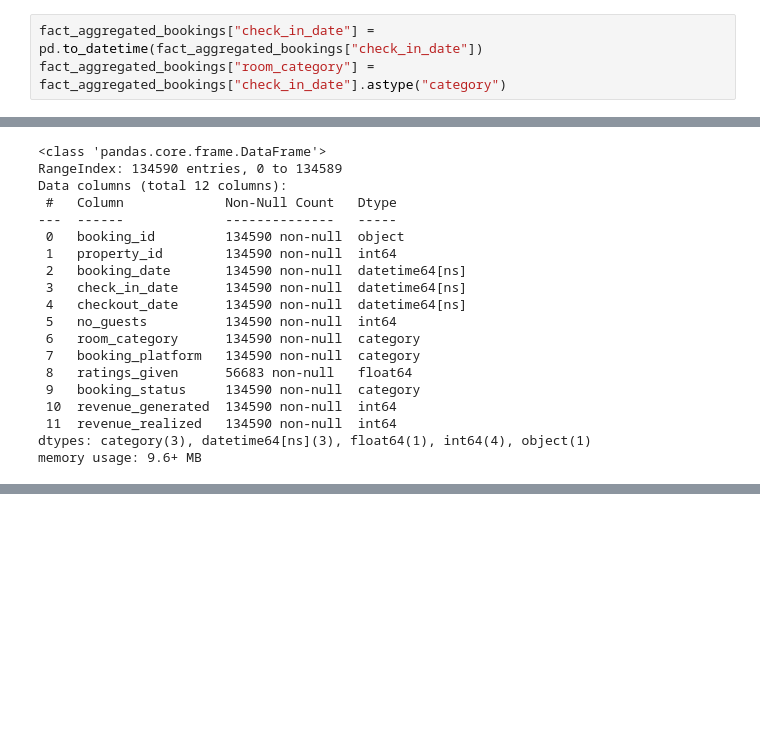
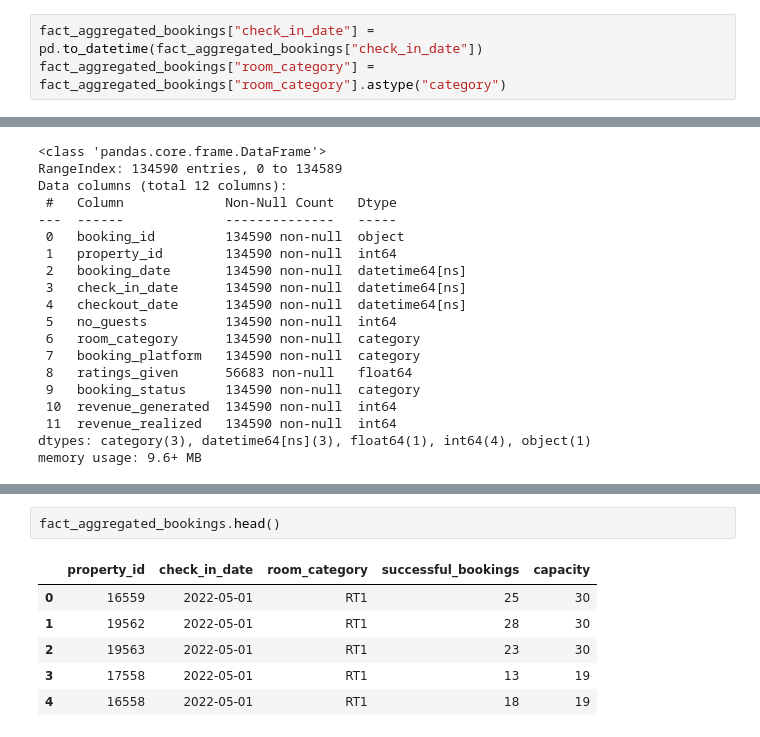
Before and after one commit to VeryVarg/C-A_IITG-Optimising-Revenue, a Jupyter notebook: c-a-iitg-optimising-revenue.ipynb, the cells around one changed output, grey strips where cells are left out. Cells and saved outputs as stored; diff of their text form; blank space fills up the shorter version.

```diff
--- a/c-a-iitg-optimising-revenue.ipynb
+++ b/c-a-iitg-optimising-revenue.ipynb
@@ -186,7 +178,7 @@ dtypes: int64(3), object(2)
 memory usage: 359.5+ KB
 # %%
 fact_aggregated_bookings["check_in_date"] = pd.to_datetime(fact_aggregated_bookings["check_in_date"])
-fact_aggregated_bookings["room_category"] = fact_aggregated_bookings["check_in_date"].astype("category")
+fact_aggregated_bookings["room_category"] = fact_aggregated_bookings["room_category"].astype("category")
 # %%
 fact_aggregated_bookings.info()
 # %% [output]
@@ -265,0 +289,9 @@ memory usage: 9.6+ MB
+# %%
+fact_aggregated_bookings.head()
+# %% [output]
+|  | property_id | check_in_date | room_category | successful_bookings | capacity |
+| 0 | 16559 | 2022-05-01 | RT1 | 25 | 30 |
+| 1 | 19562 | 2022-05-01 | RT1 | 28 | 30 |
+| 2 | 19563 | 2022-05-01 | RT1 | 23 | 30 |
+| 3 | 17558 | 2022-05-01 | RT1 | 13 | 19 |
+| 4 | 16558 | 2022-05-01 | RT1 | 18 | 19 |
```
Also changed, not shown: parts of 15 cells of this notebook.
